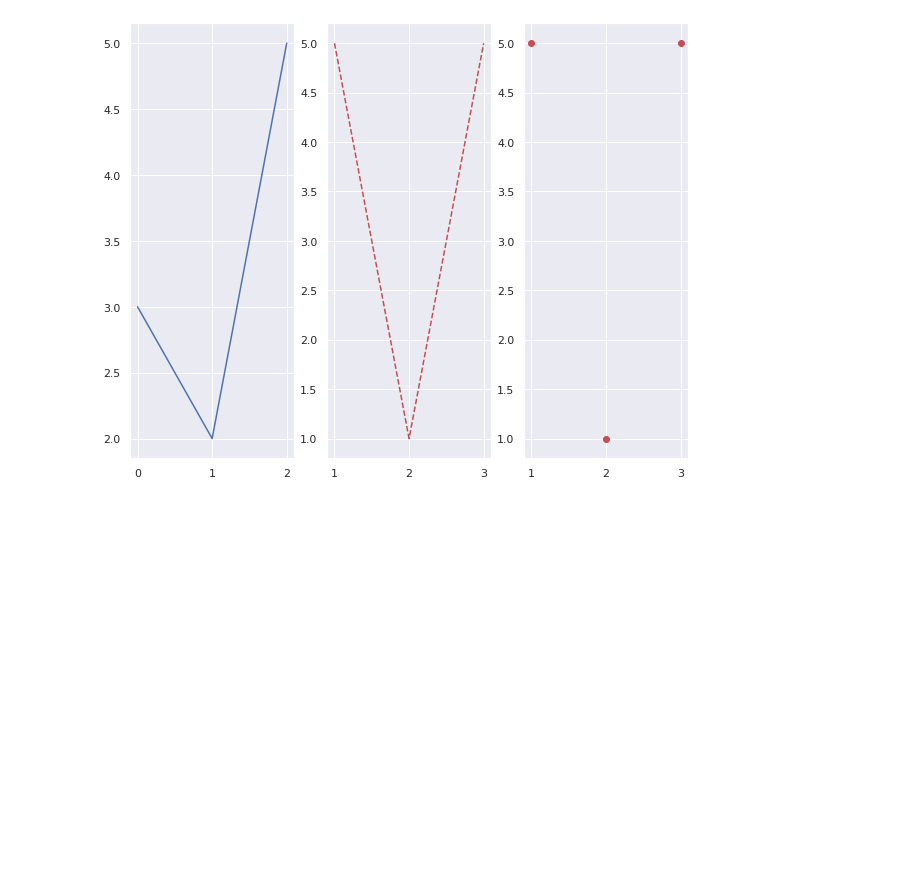
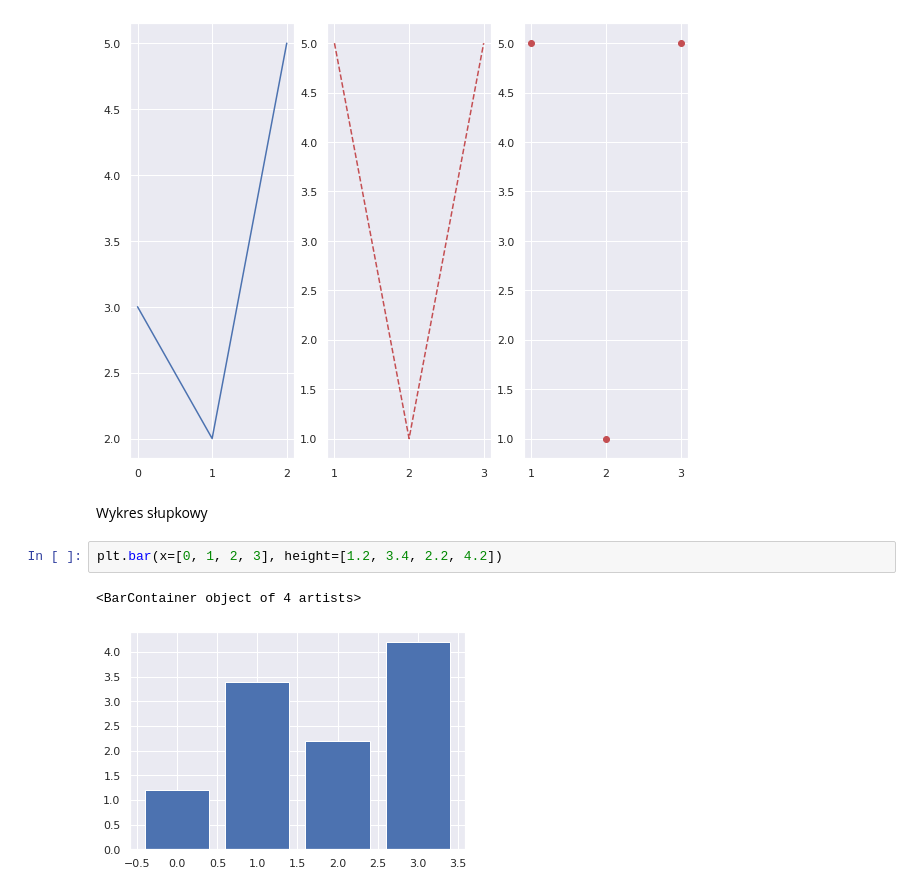
Before and after one commit to mietekdom/Data-Science, a Jupyter notebook: 01_knowledge/10_Wizualizacja_danych.ipynb, the cells around one changed output. Cells and saved outputs as stored; diff of their text form; blank space fills up the shorter version.

```diff
--- a/01_knowledge/10_Wizualizacja_danych.ipynb
+++ b/01_knowledge/10_Wizualizacja_danych.ipynb
@@ -52,3 +52,10 @@ plt.plot([1, 2, 3], [5, 1, 5], 'ro')
 # %% [output]
 [<matplotlib.lines.Line2D at 0x...>]
 [figure]
+# %% [markdown]
+Wykres słupkowy
+# %%
+plt.bar(x=[0, 1, 2, 3], height=[1.2, 3.4, 2.2, 4.2])
+# %% [output]
+<BarContainer object of 4 artists>
+[figure, added]
```
Also changed, not shown: parts of 2 cells of this notebook.
